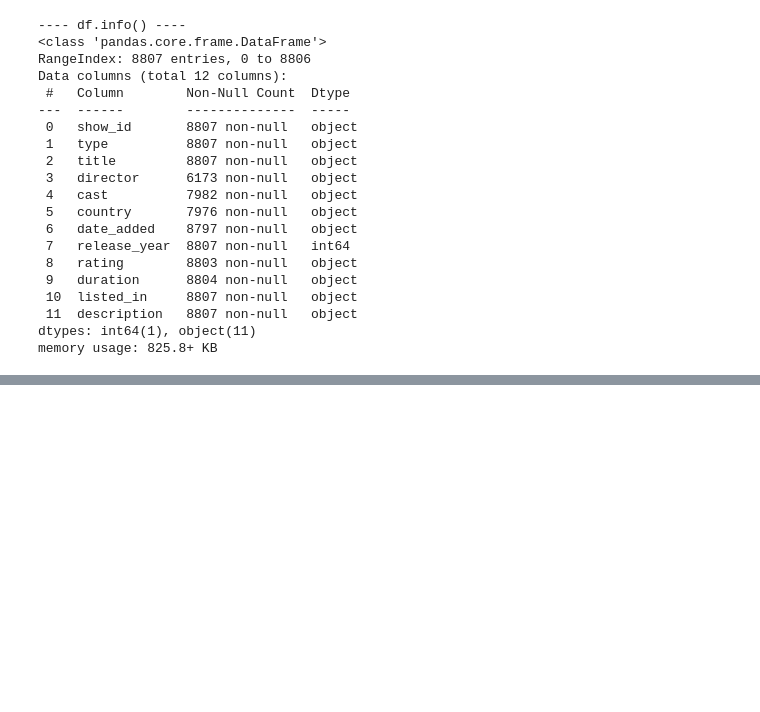
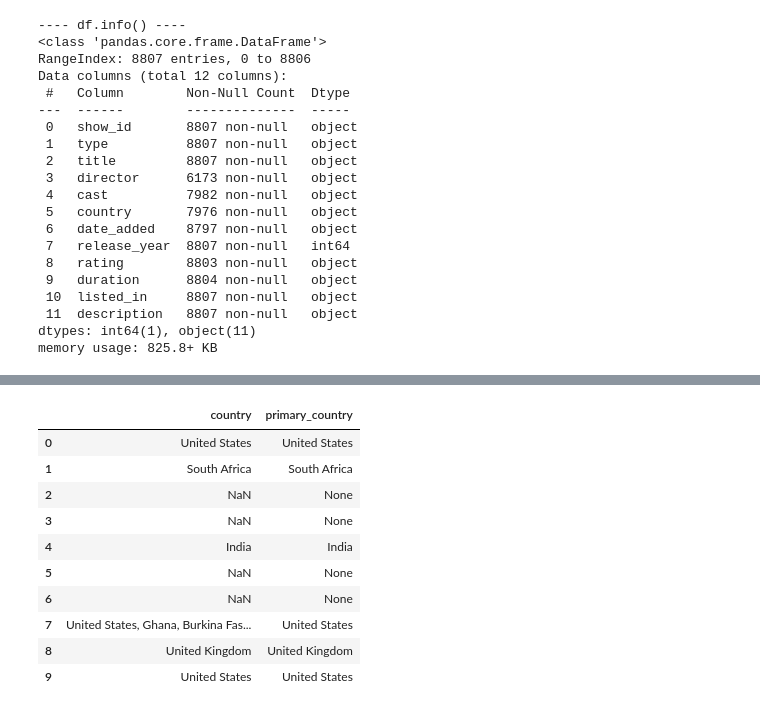
Before and after one commit to Mohd-Faizan-Khan/Netflix-Data-Analysis, a Jupyter notebook: notebooks/02_Data_Cleansing.ipynb, the cells around one changed output, grey strips where cells are left out. Saved outputs shown, nothing was run; the diff lists cells and outputs as text; code cells hidden in the pictures; blank space fills up the shorter version.

```diff
--- a/notebooks/02_Data_Cleansing.ipynb
+++ b/notebooks/02_Data_Cleansing.ipynb
@@ -57,0 +317,26 @@ memory usage: 825.8+ KB
+# %%
+# Step 6.1 — clean and extract primary country
+
+# Convert to string and strip spaces
+df['country_clean'] = df['country'].astype(str).str.strip()
+
+# Replace actual 'nan' strings with NaN
+df['country_clean'] = df['country_clean'].replace('nan', None)
+
+# Extract the first country before comma
+df['primary_country'] = df['country_clean'].str.split(',').str[0].str.strip()
+
+# Preview
+df[['country', 'primary_country']].head(10)
+# %% [output]
+|  | country | primary_country |
+| 0 | United States | United States |
+| 1 | South Africa | South Africa |
+| 2 | NaN | None |
+| 3 | NaN | None |
+| 4 | India | India |
+| 5 | NaN | None |
+| 6 | NaN | None |
+| 7 | United States, Ghana, Burkina Fas... | United States |
+| 8 | United Kingdom | United Kingdom |
+| 9 | United States | United States |
```
Also changed, not shown: parts of 13 cells of this notebook, 2 other files.
